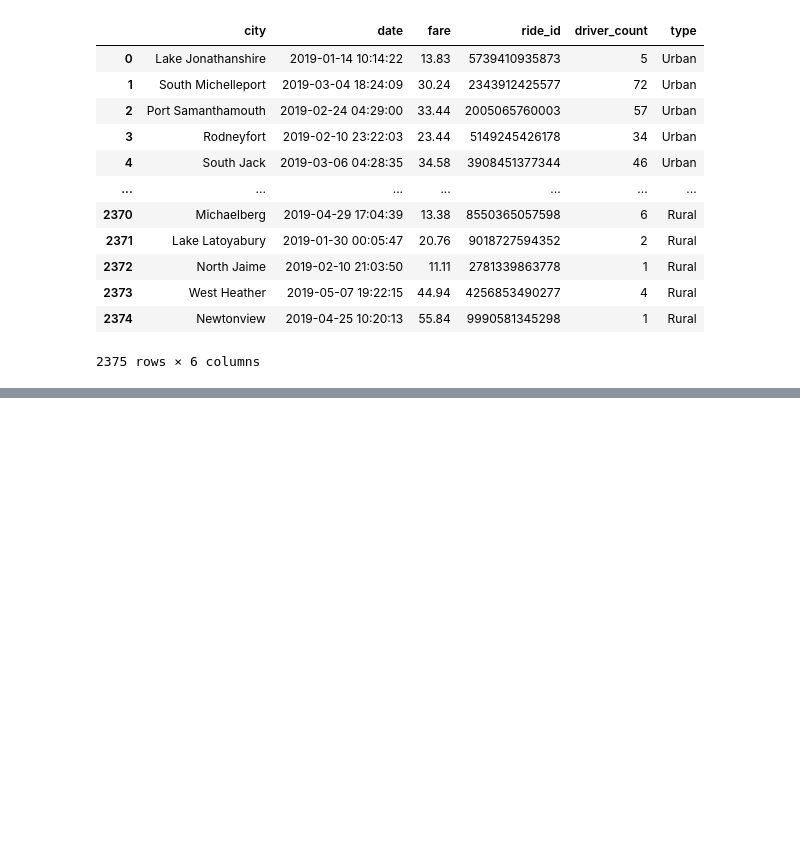
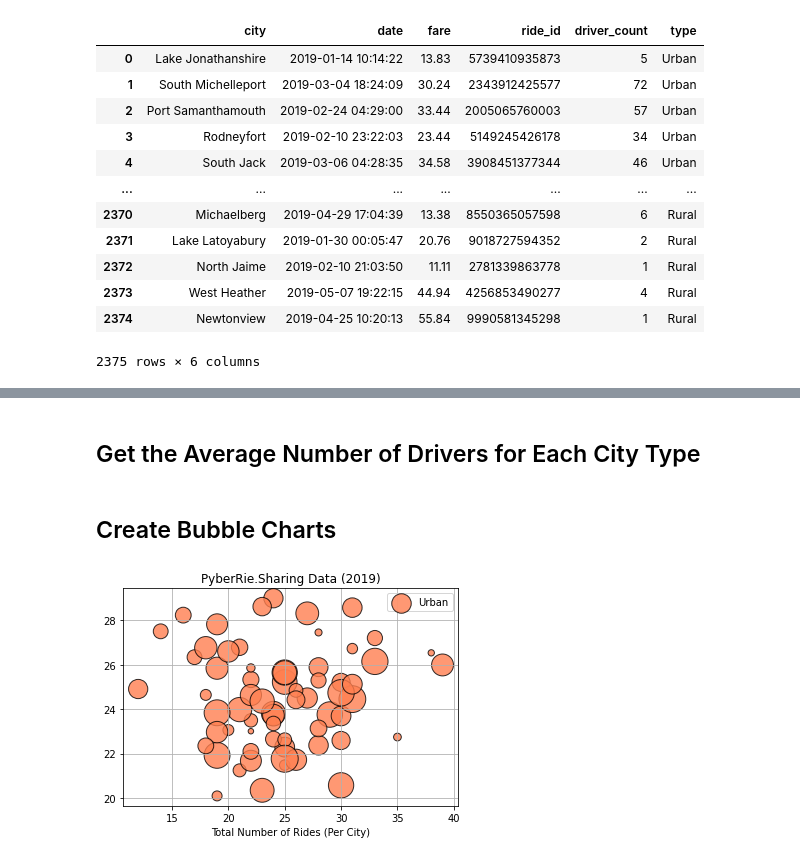
Before and after one commit to harg74/PyBer_Analysis, a Jupyter notebook: Pyber.ipynb, the cells around one changed output, grey strips where cells are left out. Cells and saved outputs as stored; diff of their text form; code cells hidden in the pictures; blank space fills up the shorter version.

Commit message:
update Pyber file and add analysis folder.

```diff
--- a/Pyber.ipynb
+++ b/Pyber.ipynb
@@ -117,0 +112,2 @@ pyber_data_df
+# %%
+urban_cities_df=pyber_data_df[pyber_data_df['type']=='Urban']
@@ -117,0 +120,2 @@ pyber_data_df
+# %%
+urban_ride_count=urban_cities_df.groupby(['city']).count()['ride_id']
@@ -117,0 +128,2 @@ pyber_data_df
+# %%
+urban_avg_fare=urban_cities_df.groupby(['city']).mean()['fare']
@@ -117,0 +134,4 @@ pyber_data_df
+# %% [markdown]
+## Get the Average Number of Drivers for Each City Type
+# %%
+urban_driver_count=urban_cities_df.groupby(['city']).mean()['driver_count']
@@ -117,0 +142,19 @@ pyber_data_df
+# %% [markdown]
+## Create Bubble Charts
+# %%
+#Urban
+
+urban_ride_count
+urban_avg_fare
+
+plt.scatter(urban_ride_count,
+            urban_avg_fare,
+            s=10*urban_driver_count,
+            label='Urban', c='coral', edgecolor='black', linewidths=1, alpha=.8)
+plt.grid(True)
+plt.legend()
+plt.title('PyberRie.Sharing Data (2019)')
+plt.xlabel('Total Number of Rides (Per City)')
+plt.show()
+# %% [output]
+[figure, added]
```
Also changed, not shown: parts of 16 cells of this notebook, 3 other files.
